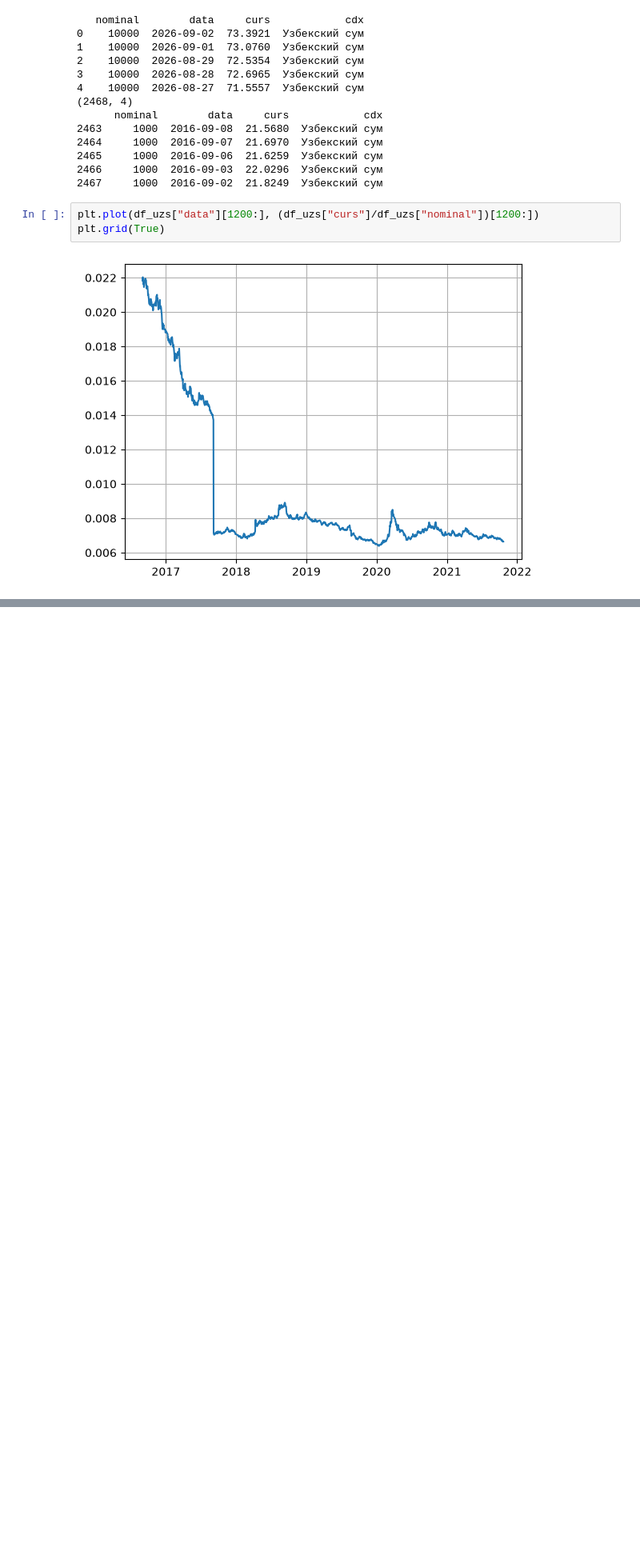
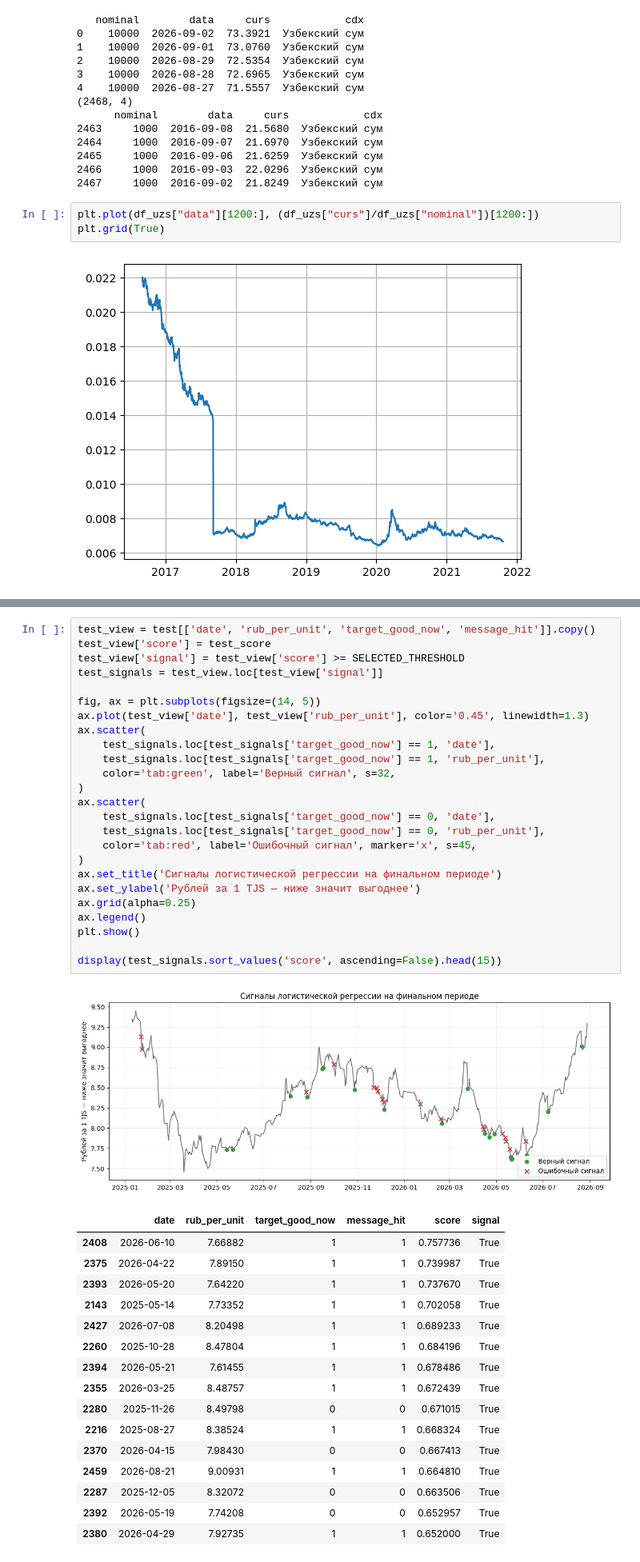
Before and after one commit to Dimon30/CIS_Traiding, a Jupyter notebook: analyse.ipynb, the cells around one changed output, grey strips where cells are left out. Shown at 80% size. Drawn from its saved outputs; the diff is of its cells as text; blank space fills up the shorter version.

```diff
--- a/analyse.ipynb
+++ b/analyse.ipynb
@@ -48,0 +479,43 @@ plt.grid(True)
+# %%
+test_view = test[['date', 'rub_per_unit', 'target_good_now', 'message_hit']].copy()
+test_view['score'] = test_score
+test_view['signal'] = test_view['score'] >= SELECTED_THRESHOLD
+test_signals = test_view.loc[test_view['signal']]
+
+fig, ax = plt.subplots(figsize=(14, 5))
+ax.plot(test_view['date'], test_view['rub_per_unit'], color='0.45', linewidth=1.3)
+ax.scatter(
+    test_signals.loc[test_signals['target_good_now'] == 1, 'date'],
+    test_signals.loc[test_signals['target_good_now'] == 1, 'rub_per_unit'],
+    color='tab:green', label='Верный сигнал', s=32,
+)
+ax.scatter(
+    test_signals.loc[test_signals['target_good_now'] == 0, 'date'],
+    test_signals.loc[test_signals['target_good_now'] == 0, 'rub_per_unit'],
+    color='tab:red', label='Ошибочный сигнал', marker='x', s=45,
+)
+ax.set_title('Сигналы логистической регрессии на финальном периоде')
+ax.set_ylabel('Рублей за 1 TJS — ниже значит выгоднее')
+ax.grid(alpha=0.25)
+ax.legend()
+plt.show()
+
+display(test_signals.sort_values('score', ascending=False).head(15))
+# %% [output]
+[figure, added]
+|  | date | rub_per_unit | target_good_now | message_hit | score | signal |
+| 2408 | 2026-06-10 | 7.66882 | 1 | 1 | 0.757736 | True |
+| 2375 | 2026-04-22 | 7.89150 | 1 | 1 | 0.739987 | True |
+| 2393 | 2026-05-20 | 7.64220 | 1 | 1 | 0.737670 | True |
+| 2143 | 2025-05-14 | 7.73352 | 1 | 1 | 0.702058 | True |
+| 2427 | 2026-07-08 | 8.20498 | 1 | 1 | 0.689233 | True |
+| 2260 | 2025-10-28 | 8.47804 | 1 | 1 | 0.684196 | True |
+| 2394 | 2026-05-21 | 7.61455 | 1 | 1 | 0.678486 | True |
+| 2355 | 2026-03-25 | 8.48757 | 1 | 1 | 0.672439 | True |
+| 2280 | 2025-11-26 | 8.49798 | 0 | 0 | 0.671015 | True |
+| 2216 | 2025-08-27 | 8.38524 | 1 | 1 | 0.668324 | True |
+| 2370 | 2026-04-15 | 7.98430 | 0 | 0 | 0.667413 | True |
+| 2459 | 2026-08-21 | 9.00931 | 1 | 1 | 0.664810 | True |
+| 2287 | 2025-12-05 | 8.32072 | 0 | 0 | 0.663506 | True |
+| 2392 | 2026-05-19 | 7.74208 | 0 | 0 | 0.652957 | True |
+| 2380 | 2026-04-29 | 7.92735 | 1 | 1 | 0.652000 | True |
```
Also changed, not shown: parts of 14 cells of this notebook, 11 other files.
